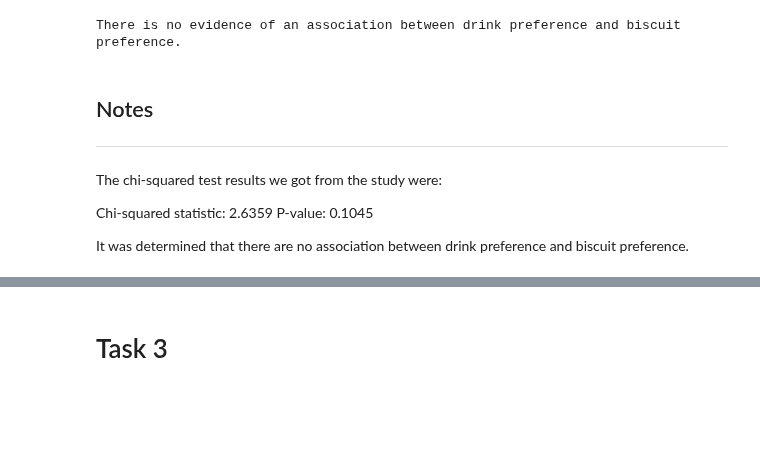
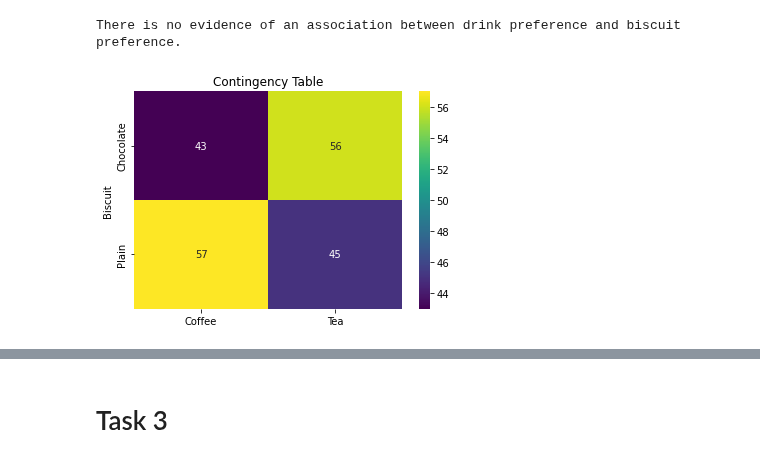
Before and after one commit to KenLin765/machine-learning-and-statistics, a Jupyter notebook: tasks.ipynb, the cells around one changed output, grey strips where cells are left out. Cells and saved outputs as stored; diff of their text form; code cells hidden in the pictures; blank space fills up the shorter version.

```diff
--- a/tasks.ipynb
+++ b/tasks.ipynb
@@ -328,13 +349,10 @@ else:
     print("There is no evidence of an association between drink preference and biscuit preference.")
 # %% [output]
 There is no evidence of an association between drink preference and biscuit preference.
-# %% [markdown]
-## Notes
-***
-
-The chi-squared test results we got from the study were:
-
-Chi-squared statistic: 2.6359
-P-value: 0.1045
-
-It was determined that there are no association between drink preference and biscuit preference.
+# %%
+# Create a heatmap of the contingency table
+sns.heatmap(data, annot=True, cmap='viridis', fmt='d', cbar=True)
+plt.title('Contingency Table')
+plt.show()
+# %% [output]
+[figure, added]
```
Also changed, not shown: parts of 6 cells of this notebook.
